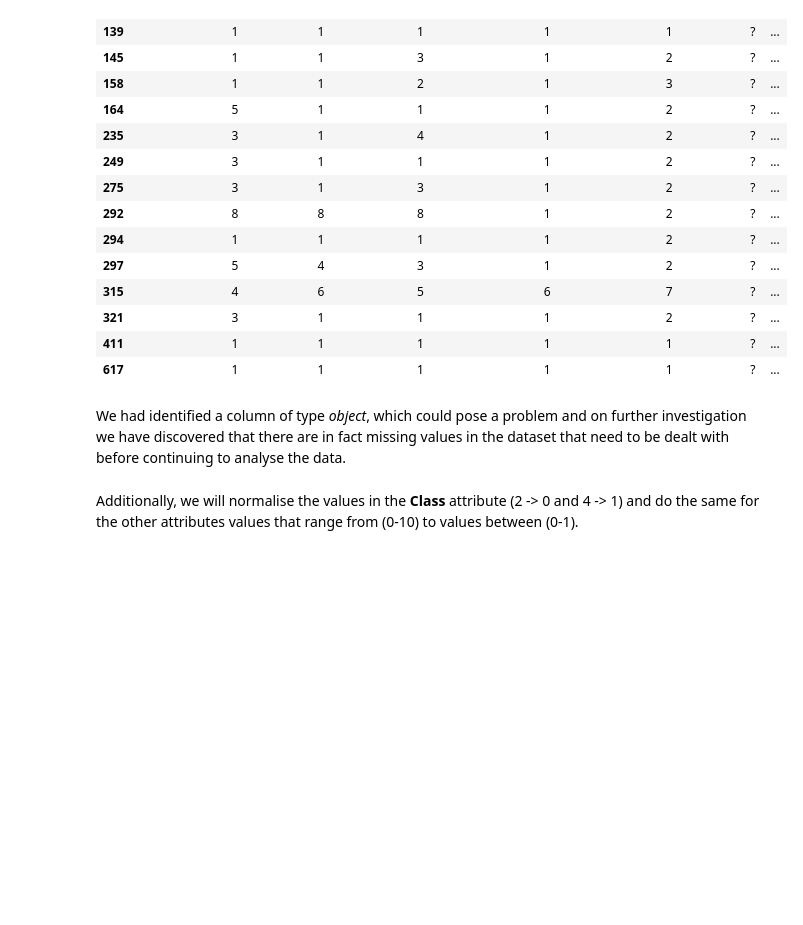
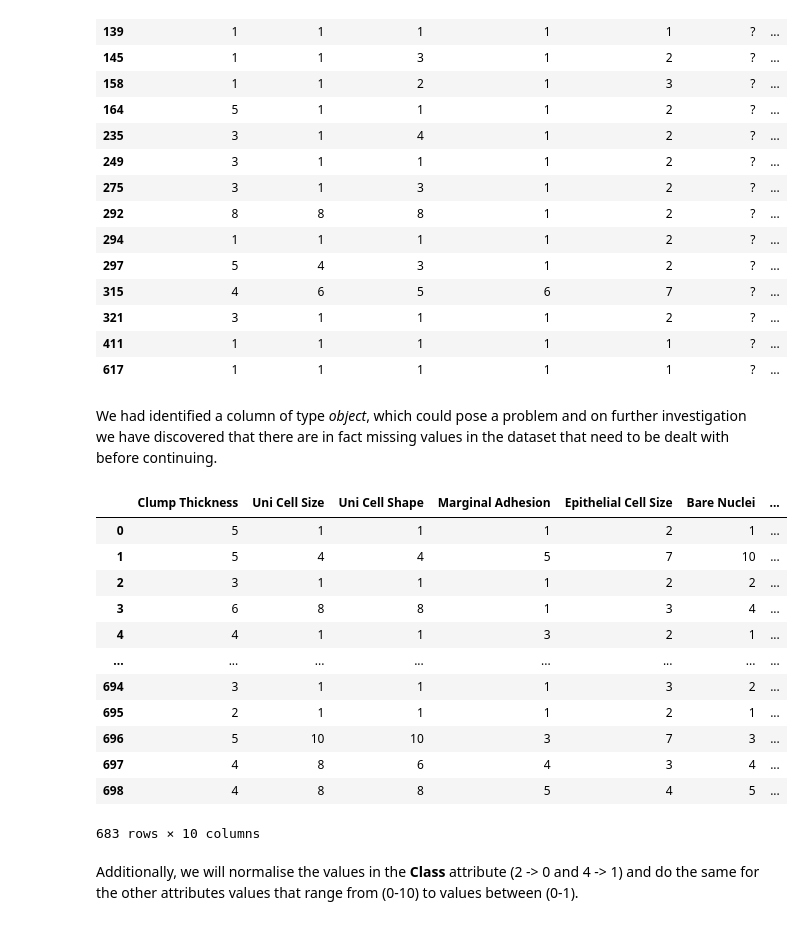
Before and after one commit to Caedan/Breast-Cancer_NN, a Jupyter notebook: notebooks/Coursework_CN6121.ipynb, the cells around one changed output. Saved outputs shown, nothing was run; the diff lists cells and outputs as text; code cells hidden in the pictures; blank space fills up the shorter version.

```diff
--- a/notebooks/Coursework_CN6121.ipynb
+++ b/notebooks/Coursework_CN6121.ipynb
@@ -113,10 +113,25 @@ wbcr_data.loc[wbcr_data['Bare Nuclei'] == '?']
 | 411 | 1 | 1 | 1 | 1 | 1 | ? | ... |
 | 617 | 1 | 1 | 1 | 1 | 1 | ? | ... |
 # %% [markdown]
-We had identified a column of type *object*, which could pose a problem and on further investigation we have discovered that there are in fact missing values in the dataset that need to be dealt with before continuing to analyse the data.
+We had identified a column of type *object*, which could pose a problem and on further investigation we have discovered that there are in fact missing values in the dataset that need to be dealt with before continuing.
 # %%
-# Drops the column with missing values
-wbcr_data.drop(['Bare Nuclei'], axis=1, inplace=True)
+# Drops the rows with missing values
+wbcr_data = wbcr_data[~wbcr_data['Bare Nuclei'].isin(['?'])]
+wbcr_data
+# %% [output]
+|  | Clump Thickness | Uni Cell Size | Uni Cell Shape | Marginal Adhesion | Epithelial Cell Size | Bare Nuclei | ... |
+| 0 | 5 | 1 | 1 | 1 | 2 | 1 | ... |
+| 1 | 5 | 4 | 4 | 5 | 7 | 10 | ... |
+| 2 | 3 | 1 | 1 | 1 | 2 | 2 | ... |
+| 3 | 6 | 8 | 8 | 1 | 3 | 4 | ... |
+| 4 | 4 | 1 | 1 | 3 | 2 | 1 | ... |
+| ... | ... | ... | ... | ... | ... | ... | ... |
+| 694 | 3 | 1 | 1 | 1 | 3 | 2 | ... |
+| 695 | 2 | 1 | 1 | 1 | 2 | 1 | ... |
+| 696 | 5 | 10 | 10 | 3 | 7 | 3 | ... |
+| 697 | 4 | 8 | 6 | 4 | 3 | 4 | ... |
+| 698 | 4 | 8 | 8 | 5 | 4 | 5 | ... |
+683 rows × 10 columns
 # %% [markdown]
 Additionally, we will normalise the values in the **Class** attribute (2 -> 0 and 4 -> 1) and do the same for the other attributes values that range from (0-10) to values between (0-1).
 # %%
```
Also changed, not shown: parts of 7 cells of this notebook.
